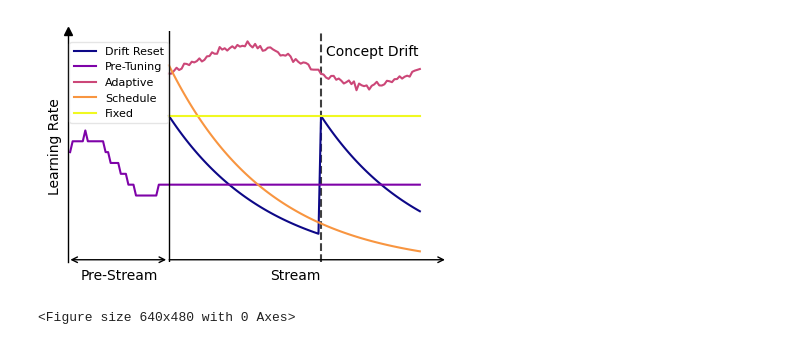
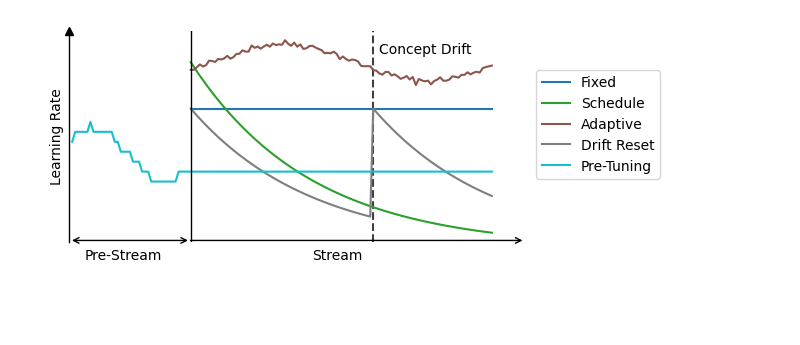
Before and after one commit to lucasczz/OLRONN, a Jupyter notebook: notebooks/overview_plot.ipynb, the cells around one changed output. Saved outputs shown, nothing was run; the diff lists cells and outputs as text; code cells hidden in the pictures; blank space fills up the shorter version.

```diff
--- a/notebooks/overview_plot.ipynb
+++ b/notebooks/overview_plot.ipynb
@@ -38,56 +38,56 @@ tuned_lr = np.concatenate([tuned_lr, np.ones(n_stream) * tuned_lr[-1]])
 xs_complete = np.concatenate([xs_tuning, xs])
 
 lrs = {
+    "Fixed": fixed_lr,
+    "Schedule": schedule_lr,
+    "Adaptive": adaptive_lr,
     "Drift Reset": reset_lr,
     "Pre-Tuning": tuned_lr,
-    "Adaptive": adaptive_lr,
-    "Schedule": schedule_lr,
-    "Fixed": fixed_lr,
 }
 
-cmapper = ValueColorMapper(lrs.keys(), cmap='plasma')
+cmapper = ValueColorMapper(lrs.keys(), cmap='tab10')
 
 # Fluctuating learning rate (Adam-like)
 np.random.seed(42)
 # Create the plot
-fig, ax = plt.subplots(figsize=(5, 3))
+fig, ax = plt.subplots(figsize=(6, 2.75))
 # Hide the top and right spines.
 ax.spines[["top", "right", "bottom"]].set_visible(False)
 ax.spines[["left"]].set_position(("data", -0.01))
 # ax.plot(1, 0.0007, ">k", transform=ax.get_yaxis_transform(), clip_on=False)
 ax.plot(0, 1, "^k", transform=ax.get_xaxis_transform(), clip_on=False)
+# ax.axis[direction].set_axisline_style("-|>")
 
 for label, ys in lrs.items():
     color = cmapper(label)
     if label == "Pre-Tuning":
         ax.plot(xs_complete, ys, label=label, c=color)
     else:
         ax.plot(xs, ys, label=label, c=color)
 
 ax.set_ylabel("Learning Rate")
 plt.tick_params(
     left=False, right=False, labelleft=False, labelbottom=False, bottom=False
 )
 ax.axvline(
     x=n_tuning + drift_at,
     color="black",
     ymin=0.001,
     linestyle="--",
     alpha=0.75,
     zorder=0,
 )
 linewidth = 1
 gap = -0.004
 ax.axvline(x=n_tuning, color="black", ymin=-gap, linestyle="-", alpha=1, zorder=3, lw=linewidth)
 ax.text(x=n_tuning + drift_at + 2, y=initial_lr + 0.005, s="Concept Drift")
 ax.text(x=5, y=-0.006, s="Pre-Stream")
 ax.text(x=80, y=-0.006, s="Stream")
 plt.annotate(text='', xy=(0,-gap), xytext=(n_tuning, -gap), arrowprops=dict(arrowstyle='<->', lw=linewidth))
 plt.annotate(text='', xy=(n_tuning-1, -gap), xytext=(n_tuning+n_stream+10, -gap), arrowprops=dict(arrowstyle='<-', lw=linewidth))
-plt.legend(loc=(0.05, 0.6), framealpha=0.5, prop={"size":8})
+ax.legend(loc=(1.05, 0.3))
 plt.show()
-plt.tight_layout()
+fig.tight_layout()
 fig.savefig("../pub/figures/lr_overview.pdf", bbox_inches='tight')
 # %% [output]
-[figure, old version]
+[figure, new version]
-<Figure size 640x480 with 0 Axes>
```
Also changed, not shown: 11 other files.
